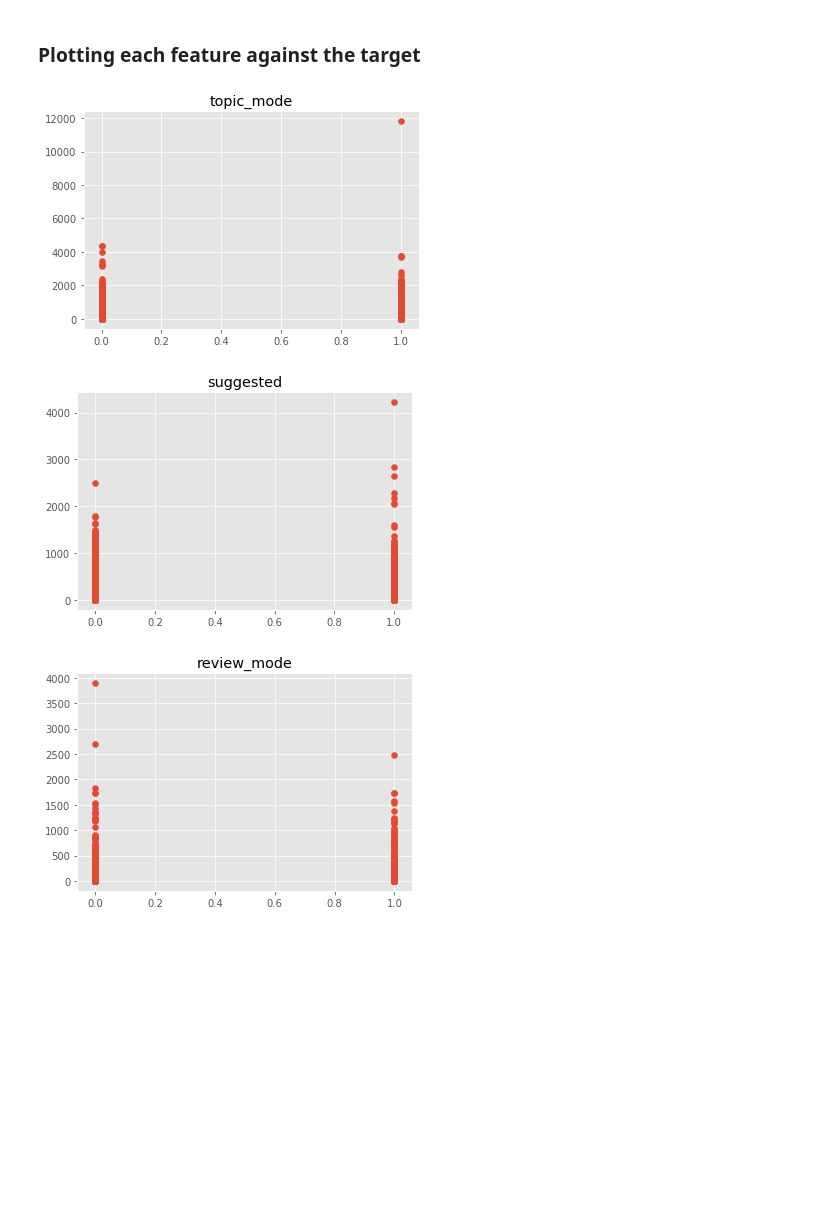
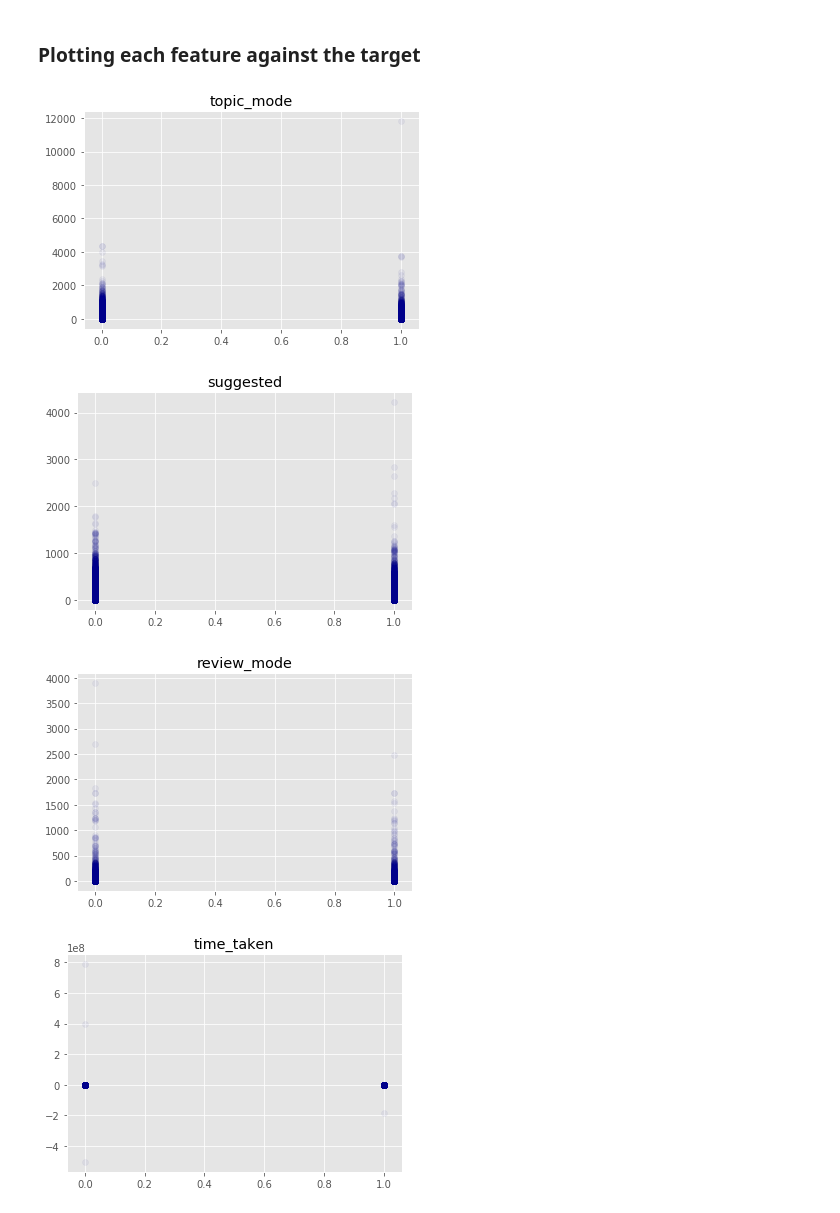
Before and after one commit to branlindsey/junyi_app_user, a Jupyter notebook: CreatingUserTable.ipynb, the cells around one changed output. Cells and saved outputs as stored; diff of their text form; code cells hidden in the pictures; blank space fills up the shorter version.

```diff
--- a/CreatingUserTable.ipynb
+++ b/CreatingUserTable.ipynb
@@ -21,7 +21,7 @@ data = drop_columns(data)
 data = change_bool(data)
 
 #Convert Unix datetime to DateTime
-convert_dates(data, 'time_done')
+data = convert_dates(data, 'time_done')
 
 #Choosing Date Range
 data = select_date(data, 'time_done', '1/1/2014', '9/30/2014')
@@ -133,11 +133,12 @@ user_table.to_csv('../users_final.csv')
 # %% [markdown]
 ### Plotting each feature against the target
 # %%
-for col in list(user_table.columns.values):
+for col in list(user_table.columns.values[:-9]):
     fig, ax = plt.subplots()
-    ax.scatter(user_table['target'], user_table[col])
+    ax.scatter(user_table['target'], user_table[col], alpha=.05, color='darkblue')
     ax.set_title(col)
 # %% [output]
-[figure, old version]
+[figure, new version]
-[figure, old version]
+[figure, new version]
-[figure, old version]
+[figure, new version]
+[figure, added]
```
Also changed, not shown: parts of 7 cells of this notebook, 18 other files.
